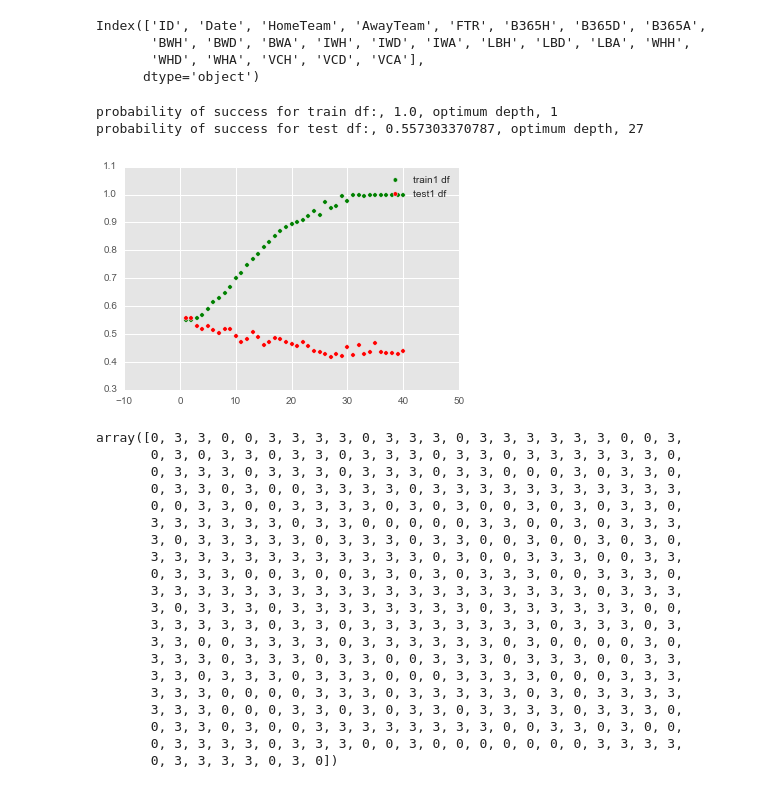
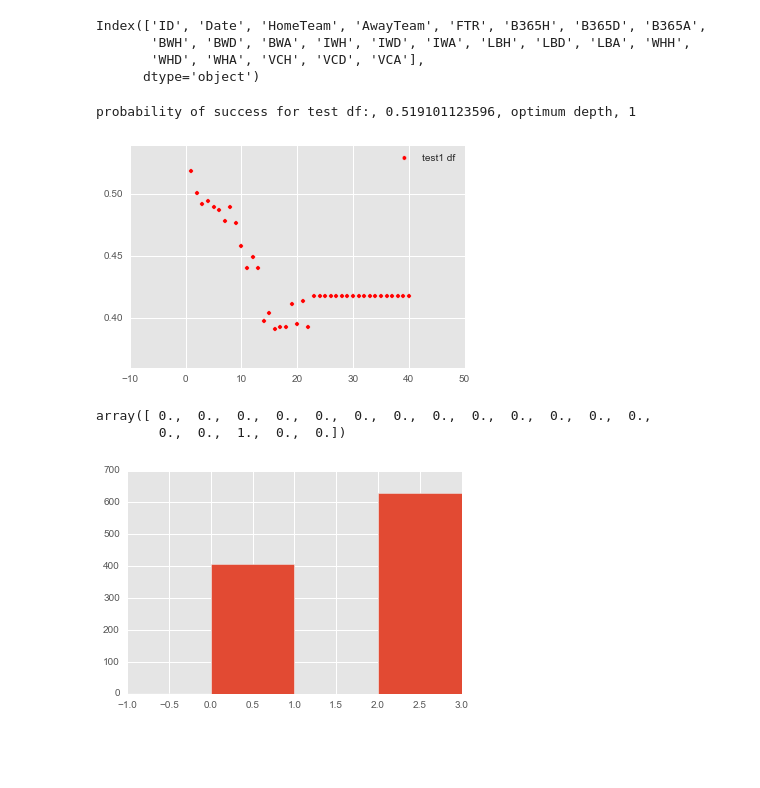
Before and after one commit to gracheslav/hse-project, a Jupyter notebook: Proj_Football.ipynb, the cells around one changed output. Drawn from its saved outputs; the diff is of its cells as text; code cells hidden in the pictures; blank space fills up the shorter version.

```diff
--- a/Proj_Part1.ipynb
+++ b/Proj_Football.ipynb
@@ -436,45 +436,26 @@ for i in range(1,41):
 # %%
 import matplotlib.pyplot as plt
 plt.style.use('ggplot')
 %matplotlib inline
 
 x_axis = np.arange(1,41)
-y_axis = np.asarray(devtrain)
 y_axis1 = np.asarray(devtest)
 plt.figure()
-plt.scatter(x_axis, y_axis, c="g", label="train1 df")
 plt.scatter(x_axis, y_axis1, c="r", label="test1 df")
 plt.legend(loc = 'upper right')
 
-print('probability of success for train df:',y_axis.max(), 'optimum depth', np.argmin(y_axis)+1, sep = ', ')
-print('probability of success for test df:',y_axis1.max(), 'optimum depth', np.argmin(y_axis1)+1, sep = ', ')
+print('probability of success for test df:',y_axis1.max(), 'optimum depth', np.argmax(y_axis1)+1, sep = ', ')
 # %% [output]
-probability of success for train df:, 1.0, optimum depth, 1
-probability of success for test df:, 0.557303370787, optimum depth, 27
+probability of success for test df:, 0.519101123596, optimum depth, 1
-[figure, old version]
+[figure, new version]
 # %%
-clf = tree.DecisionTreeClassifier(max_depth=1)
-clf.fit(X_train,Y)
-x = clf.predict(X_test)
-x
+clf = tree.DecisionTreeClassifier(max_depth=1, random_state =42)
+clf = clf.fit(X_train,Y)
+x = clf.predict(X_train)
+plt.hist(x, bins=[-1, 0, 1, 2, 3])
+importances = clf.feature_importances_
+importances
 # %% [output]
-array([0, 3, 3, 0, 0, 3, 3, 3, 3, 0, 3, 3, 3, 0, 3, 3, 3, 3, 3, 3, 0, 0, 3,
-       0, 3, 0, 3, 3, 0, 3, 3, 0, 3, 3, 3, 0, 3, 3, 0, 3, 3, 3, 3, 3, 3, 0,
-       0, 3, 3, 3, 0, 3, 3, 3, 0, 3, 3, 3, 0, 3, 3, 0, 0, 0, 3, 0, 3, 3, 0,
-       0, 3, 3, 0, 3, 0, 0, 3, 3, 3, 3, 0, 3, 3, 3, 3, 3, 3, 3, 3, 3, 3, 3,
-       0, 0, 3, 3, 0, 0, 3, 3, 3, 3, 0, 3, 0, 3, 0, 0, 3, 0, 3, 0, 3, 3, 0,
-       3, 3, 3, 3, 3, 3, 0, 3, 3, 0, 0, 0, 0, 0, 3, 3, 0, 0, 3, 0, 3, 3, 3,
-       3, 0, 3, 3, 3, 3, 3, 0, 3, 3, 3, 0, 3, 3, 0, 0, 3, 0, 0, 3, 0, 3, 0,
-       3, 3, 3, 3, 3, 3, 3, 3, 3, 3, 3, 3, 0, 3, 0, 0, 3, 3, 3, 0, 0, 3, 3,
-       0, 3, 3, 3, 0, 0, 3, 0, 0, 3, 3, 0, 3, 0, 3, 3, 3, 0, 0, 3, 3, 3, 0,
-       3, 3, 3, 3, 3, 3, 3, 3, 3, 3, 3, 3, 3, 3, 3, 3, 3, 3, 3, 0, 3, 3, 3,
-       3, 0, 3, 3, 3, 0, 3, 3, 3, 3, 3, 3, 3, 3, 0, 3, 3, 3, 3, 3, 3, 0, 0,
-       3, 3, 3, 3, 3, 0, 3, 3, 0, 3, 3, 3, 3, 3, 3, 3, 3, 0, 3, 3, 3, 0, 3,
-       3, 3, 0, 0, 3, 3, 3, 3, 0, 3, 3, 3, 3, 3, 3, 0, 3, 0, 0, 0, 0, 3, 0,
-       3, 3, 3, 0, 3, 3, 3, 0, 3, 3, 0, 0, 3, 3, 3, 0, 3, 3, 3, 0, 0, 3, 3,
-       3, 3, 0, 3, 3, 3, 0, 3, 3, 3, 0, 0, 0, 3, 3, 3, 3, 0, 0, 0, 3, 3, 3,
-       3, 3, 3, 0, 0, 0, 0, 3, 3, 3, 0, 3, 3, 3, 3, 3, 0, 3, 0, 3, 3, 3, 3,
-       3, 3, 3, 0, 0, 0, 3, 3, 0, 3, 0, 3, 3, 0, 3, 3, 3, 3, 0, 3, 3, 3, 0,
-       0, 3, 3, 0, 3, 0, 0, 3, 3, 3, 3, 3, 3, 3, 3, 0, 0, 3, 3, 0, 3, 0, 0,
-       0, 3, 3, 3, 3, 0, 3, 3, 3, 0, 0, 3, 0, 0, 0, 0, 0, 0, 0, 3, 3, 3, 3,
-       0, 3, 3, 3, 3, 0, 3, 0])
+array([ 0.,  0.,  0.,  0.,  0.,  0.,  0.,  0.,  0.,  0.,  0.,  0.,  0.,
+        0.,  0.,  1.,  0.,  0.])
+[figure, added]
```
Also changed, not shown: parts of 39 cells of this notebook, 2 other files.
